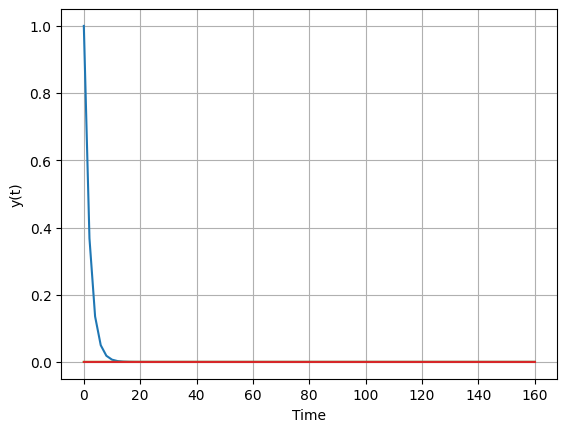
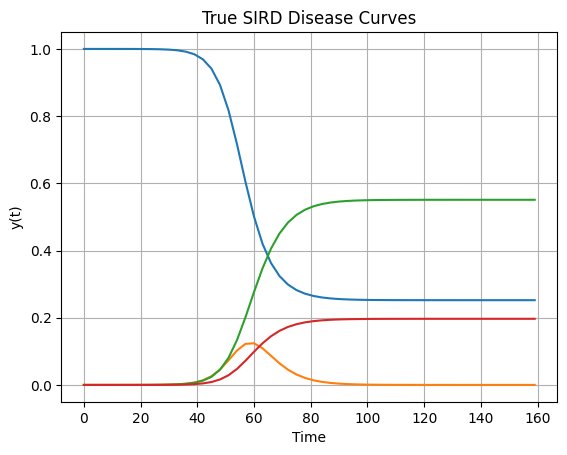
The notebook cell's code change between the first figure and the second:
--- before
+++ after
@@ -2,4 +2,5 @@
 plt.xlabel("Time")
 plt.ylabel("y(t)")
+plt.title("True SIRD Disease Curves")
 plt.grid()
 plt.show()

Commit: Add trainable parameters and physics informed data loss